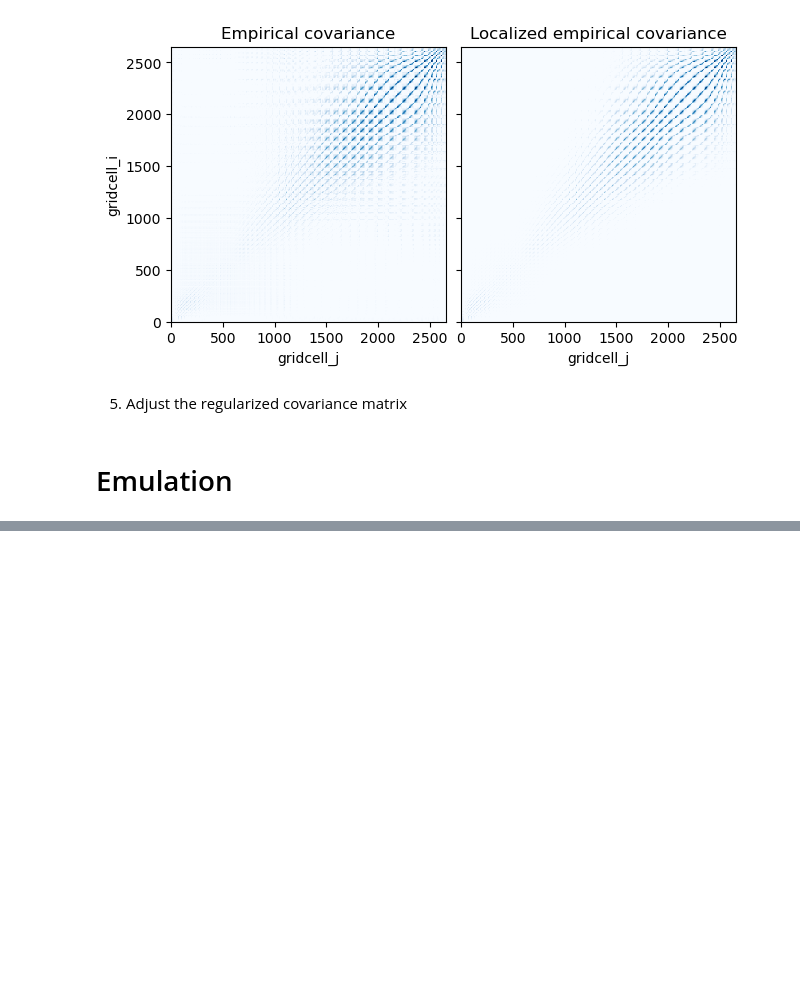
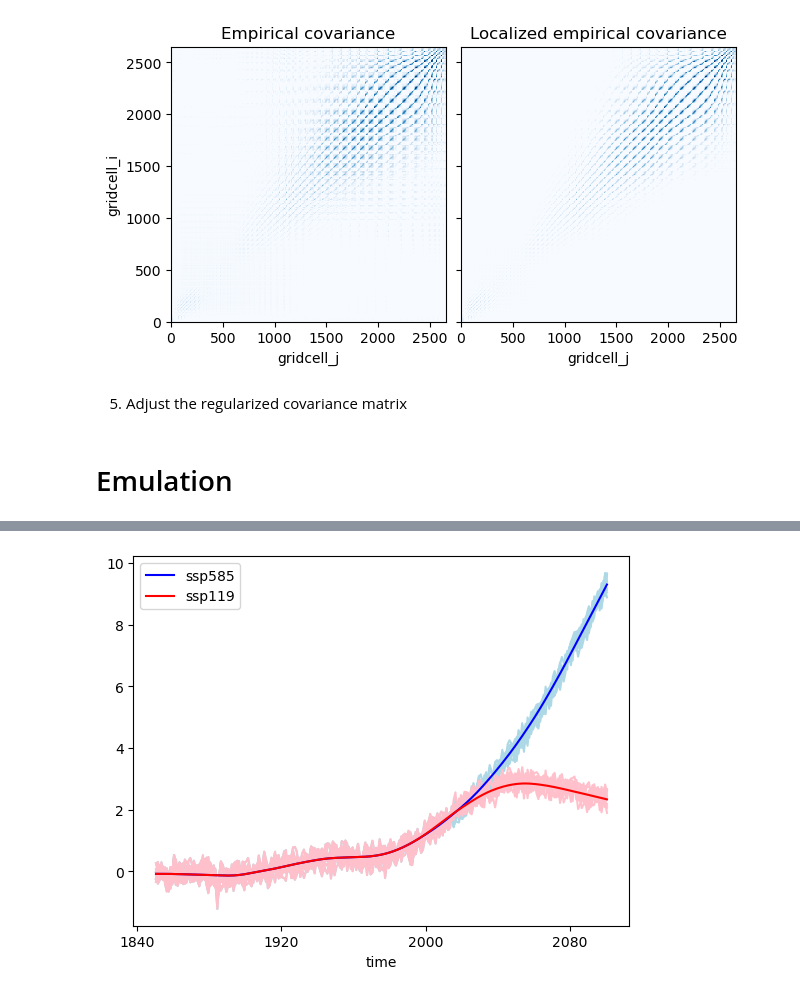
Before and after one commit to MESMER-group/mesmer, a Jupyter notebook: examples/Dataset_surfer.ipynb, the cells around one changed output, grey strips where cells are left out. Saved outputs shown, nothing was run; the diff lists cells and outputs as text; code cells hidden in the pictures; blank space fills up the shorter version.

```diff
--- a/examples/Dataset_surfer.ipynb
+++ b/examples/Dataset_surfer.ipynb
@@ -445,9 +459,9 @@ tas_stacked_residuals = local_lin_reg.residuals(
 tas_stacked_residuals.plot()
 
 # unstack the residuals
-tas_un_stacked_residuals = (
-    tas_stacked_residuals.set_index(sample=("time", "member", "scenario")).unstack("sample")
-)
+tas_un_stacked_residuals = tas_stacked_residuals.set_index(
+    sample=("time", "member", "scenario")
+).unstack("sample")
 # %% [output]
 [figure]
 # %% [markdown]
@@ -575,0 +765,23 @@ localized_covariance_adjusted = mesmer.stats.adjust_covariance_ar1(
+# %%
+# plot global means
+globmean_119 = mesmer.weighted.global_mean(spatial_emu_119)
+globmean_585 = mesmer.weighted.global_mean(spatial_emu_585)
+
+globmean_119_smoothed = mesmer.stats.lowess(
+    globmean_119.mean("realisation"), dim="time", n_steps=n_steps, use_coords=False
+)
+globmean_585_smoothed = mesmer.stats.lowess(
+    globmean_585.mean("realisation"), dim="time", n_steps=n_steps, use_coords=False
+)
+
+f, ax = plt.subplots()
+globmean_585.plot.line(x="time", ax=ax, add_legend=False, color="lightblue")
+globmean_119.plot.line(x="time", ax=ax, add_legend=False, color="pink")
+
+globmean_585_smoothed.plot.line(x="time", ax=ax, color="blue", label="ssp585")
+globmean_119_smoothed.plot.line(x="time", ax=ax, color="red", label="ssp119")
+
+plt.legend()
+plt.show()
+# %% [output]
+[figure, added]
```
Also changed, not shown: parts of 8 cells of this notebook.
